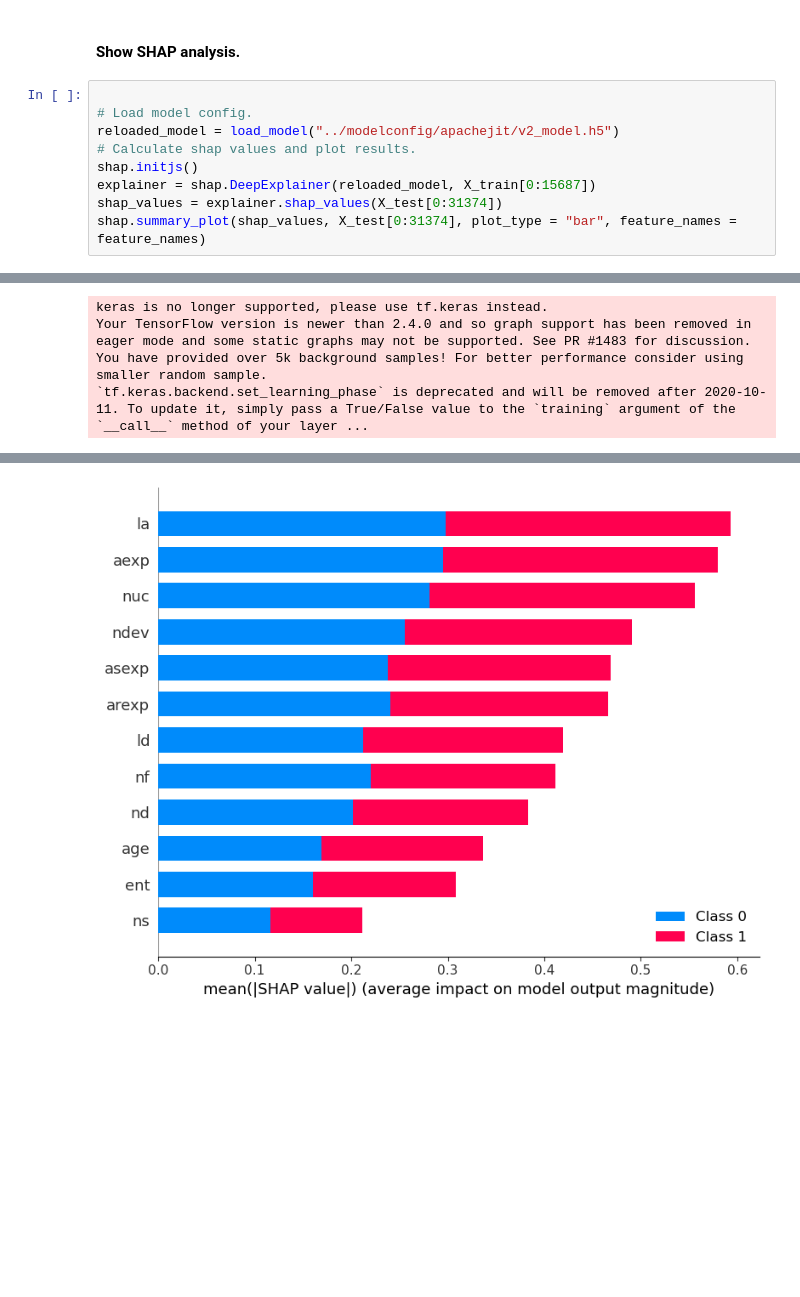
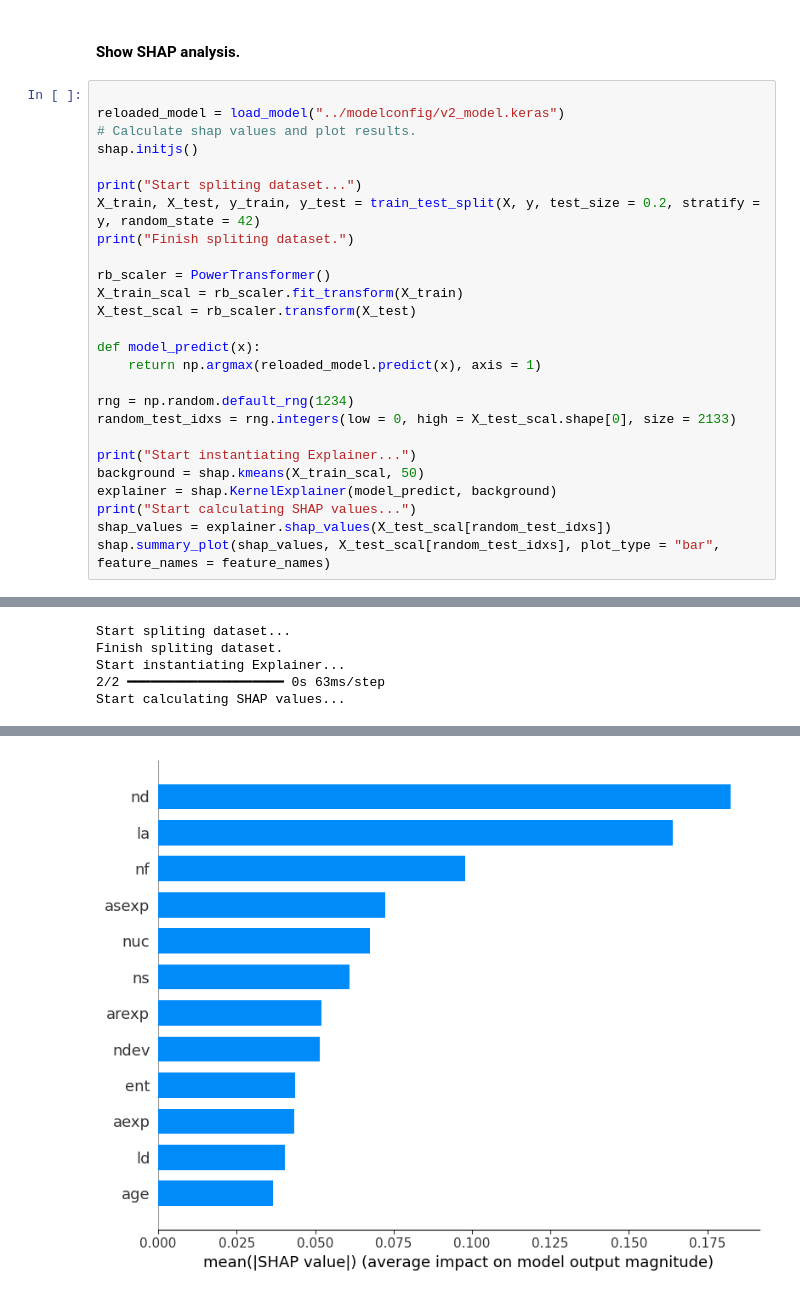
Before and after one commit to rodrigoalexandre/apachejit-sdp-multilayerperceptron, a Jupyter notebook: source/mlpercetron-apachejit-model.ipynb, the cells around one changed output, grey strips where cells are left out. Drawn from its saved outputs; the diff is of its cells as text; blank space fills up the shorter version.

```diff
--- a/source/mlpercetron-apachejit-model.ipynb
+++ b/source/mlpercetron-apachejit-model.ipynb
@@ -287,16 +305,34 @@ plt.show()
 #### Show SHAP analysis.
 # %%
 
-# Load model config.
-reloaded_model = load_model("../modelconfig/apachejit/v2_model.h5")
+reloaded_model = load_model("../modelconfig/v2_model.keras")
 # Calculate shap values and plot results.
 shap.initjs()
-explainer = shap.DeepExplainer(reloaded_model, X_train[0:15687])
-shap_values = explainer.shap_values(X_test[0:31374])
-shap.summary_plot(shap_values, X_test[0:31374], plot_type = "bar", feature_names = feature_names)
+
+print("Start spliting dataset...")
+X_train, X_test, y_train, y_test = train_test_split(X, y, test_size = 0.2, stratify = y, random_state = 42)
+print("Finish spliting dataset.")
+
+rb_scaler = PowerTransformer()
+X_train_scal = rb_scaler.fit_transform(X_train)
+X_test_scal = rb_scaler.transform(X_test)
+
+def model_predict(x):
+    return np.argmax(reloaded_model.predict(x), axis = 1)
+
+rng = np.random.default_rng(1234)
+random_test_idxs = rng.integers(low = 0, high = X_test_scal.shape[0], size = 2133)
+
+print("Start instantiating Explainer...")
+background = shap.kmeans(X_train_scal, 50)
+explainer = shap.KernelExplainer(model_predict, background)
+print("Start calculating SHAP values...")
+shap_values = explainer.shap_values(X_test_scal[random_test_idxs])
+shap.summary_plot(shap_values, X_test_scal[random_test_idxs], plot_type = "bar", feature_names = feature_names)
 # %% [output]
 [interactive output not drawn]
-keras is no longer supported, please use tf.keras instead.
-Your TensorFlow version is newer than 2.4.0 and so graph support has been removed in eager mode and some static graphs may not be supported. See PR #1483 for discussion.
-You have provided over 5k background samples! For better performance consider using smaller random sample.
-`tf.keras.backend.set_learning_phase` is deprecated and will be removed after 2020-10-11. To update it, simply pass a True/False value to the `training` argument of the `__call__` method of your layer ...
+Start spliting dataset...
+Finish spliting dataset.
+Start instantiating Explainer...
+2/2 ━━━━━━━━━━━━━━━━━━━━ 0s 63ms/step
+Start calculating SHAP values...
@@ -303 +356 @@ You have provided over 5k background samples! For better performance consider us
-[figure, old version]
+[figure, new version]
```
Also changed, not shown: parts of 16 cells of this notebook, 2 other files.
